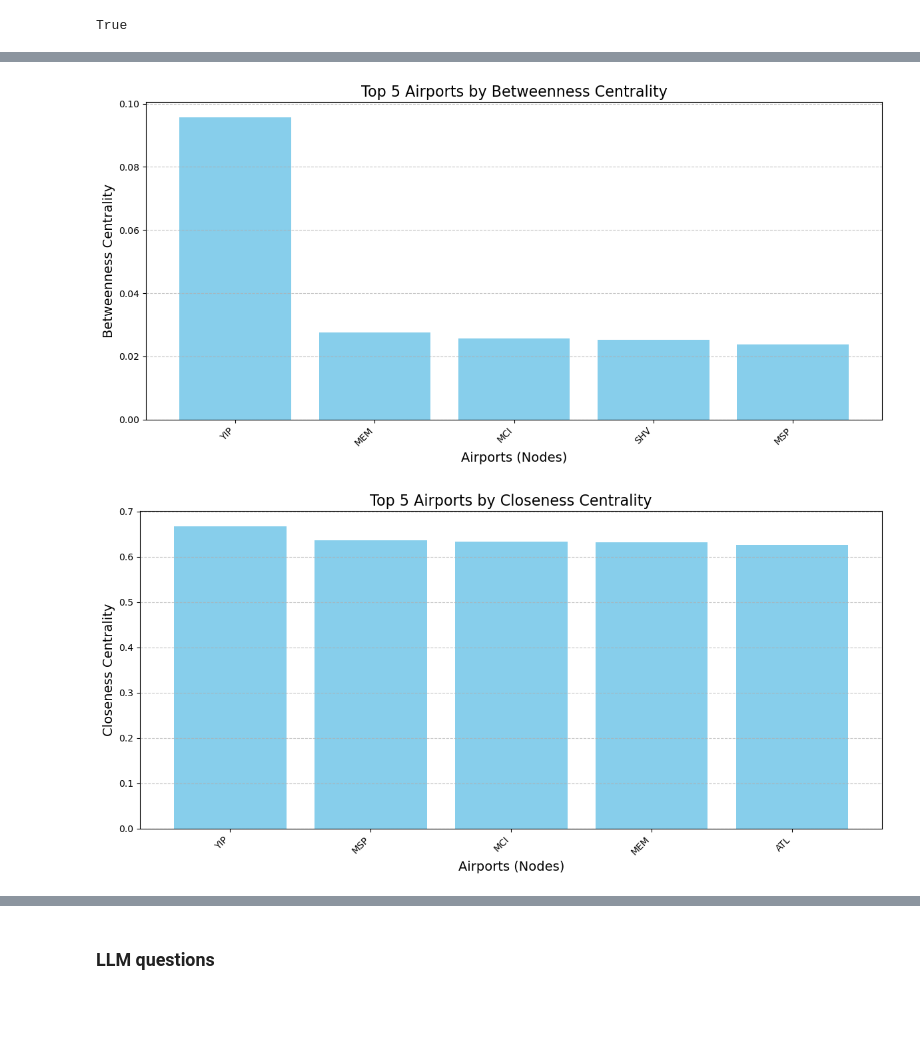
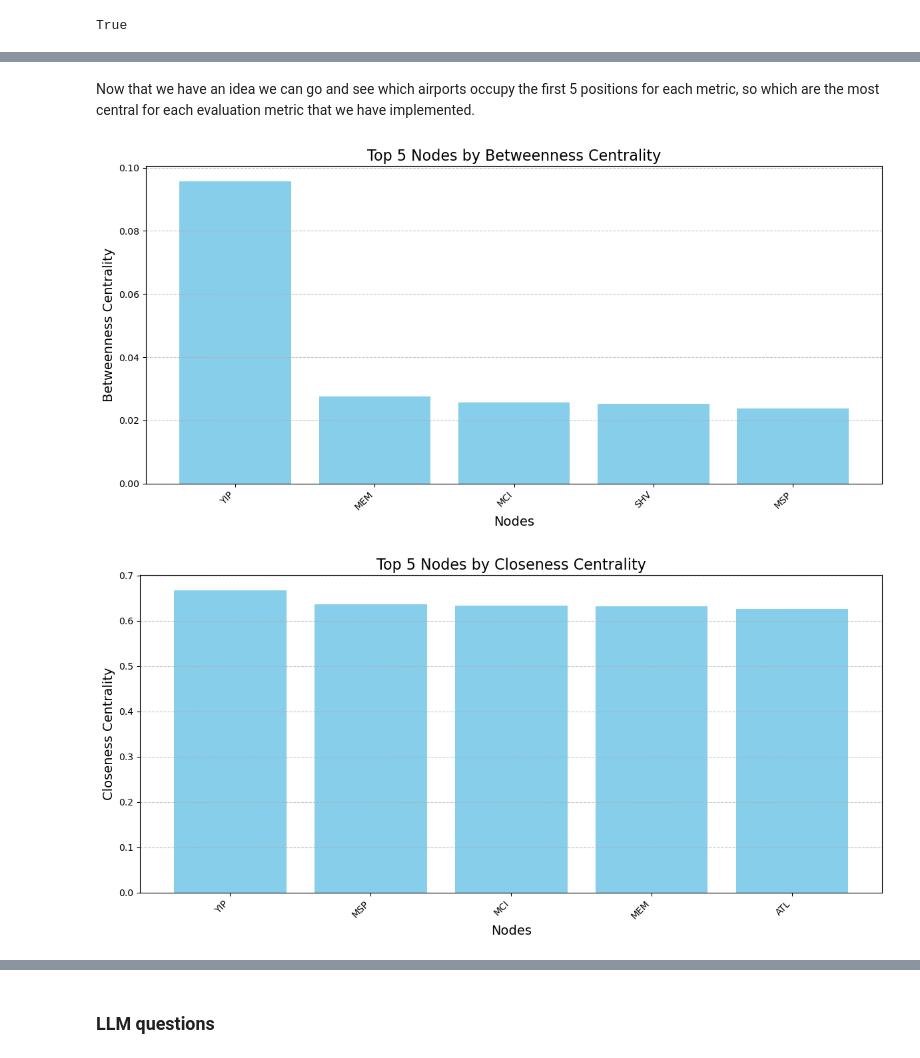
Before and after one commit to lebj995/ADM_HW5, a Jupyter notebook: main.ipynb, the cells around one changed output, grey strips where cells are left out. Drawn from its saved outputs; the diff is of its cells as text; code cells hidden in the pictures; blank space fills up the shorter version.

```diff
--- a/main.ipynb
+++ b/main.ipynb
@@ -262,0 +191,3 @@ def plot_top_metric(betweenness_centrality, metric, top_n=20):
+# %%
+# Computing all the dictionaries with the metrics for each airport, and a df with the metrics for the requested airport
+centrality_df, betweenness_centr, closeness_centrality, degree_centrality, pageranks = cn.analyze_centrality(G_dir, G_no_dir, 'BOS')
@@ -263,4 +260,6 @@ def plot_top_metric(betweenness_centrality, metric, top_n=20):
+# %% [markdown]
+Now that we have an idea we can go and see which airports occupy the first 5 positions for each metric, so which are the most central for each evaluation metric that we have implemented.
 # %%
-plot_top_metric(betweenness_centr, 'Betweenness Centrality', top_n = 5)
+cn.plot_top_metric(betweenness_centr, 'Betweenness Centrality', top_n = 5)
 # %% [output]
-[figure, old version]
+[figure, new version]
@@ -305,4 +266,4 @@ closeness_centrality = calculate_closeness_centrality(G_no_dir)
 # %%
-plot_top_metric(closeness_centrality, 'Closeness Centrality', top_n= 5)
+cn.plot_top_metric(closeness_centrality, 'Closeness Centrality', top_n= 5)
 # %% [output]
-[figure, old version]
+[figure, new version]
```
Also changed, not shown: parts of 49 cells of this notebook, 3 other files.
